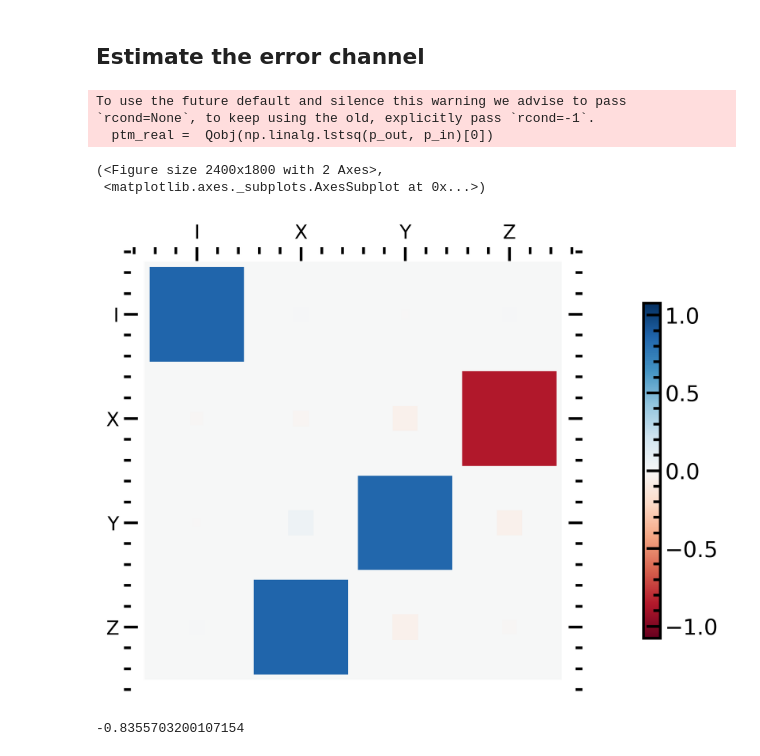
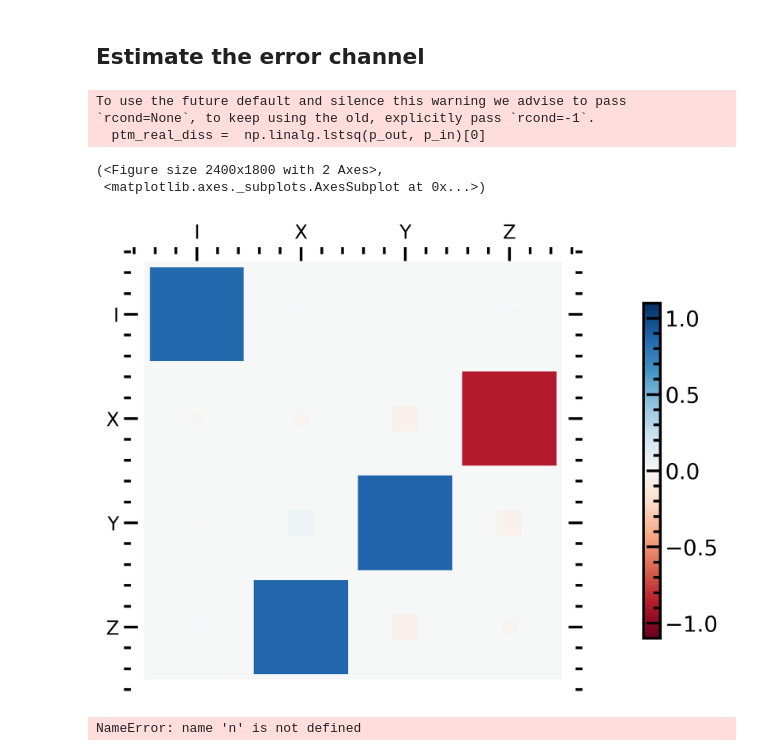
Before and after one commit to qnl/Fluxonium_berkeley, a Jupyter notebook: Notebooks/2b. Biased-noise fluxonium single-qubit gate.ipynb, the cells around one changed output. Saved outputs shown, nothing was run; the diff lists cells and outputs as text; code cells hidden in the pictures.

```diff
--- a/Notebooks/2b. Biased-noise fluxonium single-qubit gate.ipynb
+++ b/Notebooks/2b. Biased-noise fluxonium single-qubit gate.ipynb
@@ -89,9 +89,9 @@ H_dummy = 0*(qubit.n())
 U_t = gates.evolution_operator_microwave(
                 qubit.H(), H_drive, t_points=t_points_02, DRAG = drag, DRAG_coefficient = drag_coeff,
                 T_gate=T_gate_02, shape=shape, sigma=sigma, omega_d=omega_d)
-U_nothing = gates.evolution_operator_microwave(
-                -qubit.H(), H_dummy, t_points=t_points, DRAG = drag, DRAG_coefficient = drag_coeff,
-                T_gate=T_gate, shape=shape, sigma=sigma, omega_d=omega_d)
+U_nothing_1 = gates.evolution_operator_microwave(
+                -qubit.H(), H_dummy, t_points=t_points_02, DRAG = drag, DRAG_coefficient = drag_coeff,
+                T_gate=T_gate_02, shape=shape, sigma=sigma, omega_d=omega_d)
 
 trans_prob_00 = gates.prob_transition(U_t, state_0, state_0)
 trans_prob_02 = gates.prob_transition(U_t, state_0, state_2)
@@ -519,6 +519,11 @@ To use the future default and silence this warning we advise to pass `rcond=None
 [figure]
 # %%
 #Checking using unitary matrix of a multi-level qubit
+prep_ops = [qeye(nlev_single), op.sx(phi=np.pi/2, N=nlev_single), op.sy(phi=-np.pi/2, N=nlev_single), op.sigx(N=nlev_single)]
+meas_ops = [qeye(nlev_single), op.sigx(N=nlev_single), op.sigy(N=nlev_single), op.sigz(N=nlev_single)]
+p_in = np.zeros((4,4), dtype = complex)
+p_out = np.zeros((4,4), dtype = complex)
+
 U_1 = np.diag(np.zeros(nlev_single, dtype = complex))
 U_2 = np.diag(np.zeros(nlev_single, dtype = complex))
 U_1[0,2] = -1j
@@ -925,7 +932,7 @@ epsilon_23 = drive_amplitude_factor_23/matr_el_23
 H_drive_23 = epsilon_23*(qubit.n())
 
 #Evolve states
-psi_ini = state_0
+psi_ini = (state_0+state_1)/np.sqrt(2)
 evol_states_1 = gates_double.evolution_psi_microwave(
                 qubit.H(), H_drive_02,psi0 =psi_ini, t_points=t_points_02, drive_ratio=drive_ratio, DRAG = drag, DRAG_coefficient = drag_coeff_02,
                 T_gate=T_gate_02, shape=shape, sigma=sigma, omega_d_1=omega_d_1,omega_d_2=omega_d_2,drag_coeff_ratio = drag_coeff_ratio)
@@ -945,11 +952,15 @@ T_gate = T_gate_23 + T_gate_02*2
 t_points = np.linspace(0, T_gate, 10*(T_gate)+3)
 plt.plot(t_points, y0_points, label = r'$P_0$')
 plt.plot(t_points, y1_points, label = r'$P_1$')
-# plt.plot(t_points, y2_points, label = r'$P_2$')
-# plt.plot(t_points, y3_points, label = r'$P_3$')
+plt.plot(t_points, y2_points, label = r'$P_2$')
+plt.plot(t_points, y3_points, label = r'$P_3$')
+plt.axvline(x=10, linestyle ='--', linewidth = 1.0, color ='orange')
+plt.axvline(x=20, linestyle ='--', linewidth = 1.0, color ='orange')
 plt.grid()
 plt.legend()
 plt.xlim([t_points[0], t_points[-1]])
+plt.ylabel(r'$P$')
+plt.xlabel(r'$t~\mathrm{(ns)}$')
 plt.ylim([-0.1, 1.1])
 # %% [output]
 (-0.1, 1.1)
@@ -1006,32 +1017,32 @@ print (process_fidelity)
 # %%
 #List of collapse operators
 gamma1_01 = (50e6)**-1.0
-gamma2_01 = (5e3)**-1.0
+gamma2_01 = (2e3)**-1.0
 L1_01 = np.sqrt(gamma1_01)*state_0*state_1.dag()
 L2_01 = np.sqrt(2*gamma2_01)*state_1*state_1.dag()
 
 gamma1_02 = (53e3)**-1
-gamma2_02 = (52e3)**-1
+gamma2_02 = (25e3)**-1
 L1_02 = np.sqrt(gamma1_02)*state_0*state_2.dag()
 L2_02 = np.sqrt(2*gamma2_02)*state_2*state_2.dag()
 
 gamma1_13 = (58e3)**-1
-gamma2_13 = (33e3)**-1
+gamma2_13 = (16e3)**-1
 L1_13 = np.sqrt(gamma1_13)*state_1*state_3.dag()
 L2_13 = np.sqrt(2*gamma2_13)*state_3*state_3.dag()
 
 gamma1_23 = (306e3)**-1
-gamma2_23 = (7e3)**-1
+gamma2_23 = (3e3)**-1
 L1_23 = np.sqrt(gamma1_23)*state_2*state_3.dag()
 L2_23 = np.sqrt(2*gamma2_23)*state_3*state_3.dag()
 
 gamma1_12 = (786e3)**-1
-gamma2_12 = (6e3)**-1
+gamma2_12 = (3e3)**-1
 L1_12 = np.sqrt(gamma1_12)*state_1*state_2.dag()
 L2_12 = np.sqrt(2*gamma2_12)*state_2*state_2.dag()
 
 gamma1_03 = (697e3)**-1
-gamma2_03 = (6e3)**-1
+gamma2_03 = (3e3)**-1
 L1_03 = np.sqrt(gamma1_03)*state_0*state_3.dag()
 L2_03 = np.sqrt(2*gamma2_03)*state_3*state_3.dag()
 
@@ -1046,40 +1057,41 @@ T_gate = T_gate_23 + T_gate_02*2
 t_points = np.linspace(0, T_gate, 10*(T_gate)+3)
 U_nothing_1 = gates_double.evolution_operator_microwave(
                 -qubit.H(), H_dummy, t_points=t_points_02, drive_ratio=drive_ratio, DRAG = drag, DRAG_coefficient = drag_coeff_02,
                 T_gate=T_gate_02, shape=shape, sigma=sigma, omega_d_1=omega_d_1,omega_d_2=omega_d_2,drag_coeff_ratio = drag_coeff_ratio)
 
 U_nothing_2 = gates.evolution_operator_microwave(
                 -qubit.H(), H_dummy, t_points=t_points_23, DRAG = drag, DRAG_coefficient = drag_coeff,
                 T_gate=T_gate_23, shape=shape, sigma=sigma, omega_d=omega_d)
 
 for i, prep in enumerate(prep_ops):
     psi_ini = prep*state_0
     evol_states_1 = gates_double.evolution_psi_microwave_diss(
                 qubit.H(), H_drive_02,psi0 = psi_ini, t_points=t_points_02, drive_ratio=drive_ratio, DRAG = drag, DRAG_coefficient = drag_coeff_02,
                 T_gate=T_gate_02, shape=shape, sigma=sigma, omega_d_1=omega_d_1,omega_d_2=omega_d_2,drag_coeff_ratio = drag_coeff_ratio, c_ops = c_ops)
     evol_states_2 = gates.evolution_psi_microwave_diss(H_nodrive, H_drive_23, psi0 = U_nothing_1[-1]*evol_states_1[-1], t_points=t_points_23, DRAG = drag,
                                             T_gate=T_gate_23, shape=shape, omega_d=omega_d_23, DRAG_coefficient= drag_coeff_23, c_ops = c_ops)
     evol_states_3 = gates_double.evolution_psi_microwave_diss(
                 qubit.H(), H_drive_02 ,psi0 = U_nothing_2[-1]*evol_states_2[-1], t_points=t_points_02, drive_ratio=drive_ratio, DRAG = drag, DRAG_coefficient = drag_coeff_02,
                 T_gate=T_gate_02, shape=shape, sigma=sigma, omega_d_1=omega_d_1,omega_d_2=omega_d_2,drag_coeff_ratio = drag_coeff_ratio, c_ops = c_ops)
     psi_fin = U_nothing_1[-1]*evol_states_3[-1]*U_nothing_1[-1].dag()
     psi_fin = op.sx(phi=0.2, N=nlev_single)*op.sz(phi=0.2, N=nlev_single)*psi_fin*op.sz(phi=0.2, N=nlev_single).dag()*op.sx(phi=0.2, N=nlev_single).dag()
     for j, meas in enumerate(meas_ops):
         p_in[i,j] = np.real(expect(meas, psi_ini))
         p_out[i,j] = np.real(expect(meas, psi_fin))
 
-ptm_real =  Qobj(np.linalg.lstsq(p_out, p_in)[0])
+ptm_real_diss =  np.linalg.lstsq(p_out, p_in)[0]
 op_label = ["I","X","Y","Z"]
-qutip.hinton(ptm_real, xlabels = op_label, ylabels = op_label)
+qutip.hinton(ptm_real_diss, xlabels = op_label, ylabels = op_label)
 # %% [output]
 To use the future default and silence this warning we advise to pass `rcond=None`, to keep using the old, explicitly pass `rcond=-1`.
-  ptm_real =  Qobj(np.linalg.lstsq(p_out, p_in)[0])
+  ptm_real_diss =  np.linalg.lstsq(p_out, p_in)[0]
 (<Figure size 2400x1800 with 2 Axes>,
  <matplotlib.axes._subplots.AxesSubplot at 0x...>)
-[figure, old version]
+[figure, new version]
 # %%
+d = 2**n
 process_fidelity = ((ptm_real.dag()*ptm_ideal).tr() + d)/(d**2+d)
 print (process_fidelity)
 # %% [output]
--0.8355703200107154
+NameError: name 'n' is not defined
 # %%
```
Also changed, not shown: parts of 14 cells of this notebook, 10 other files.
